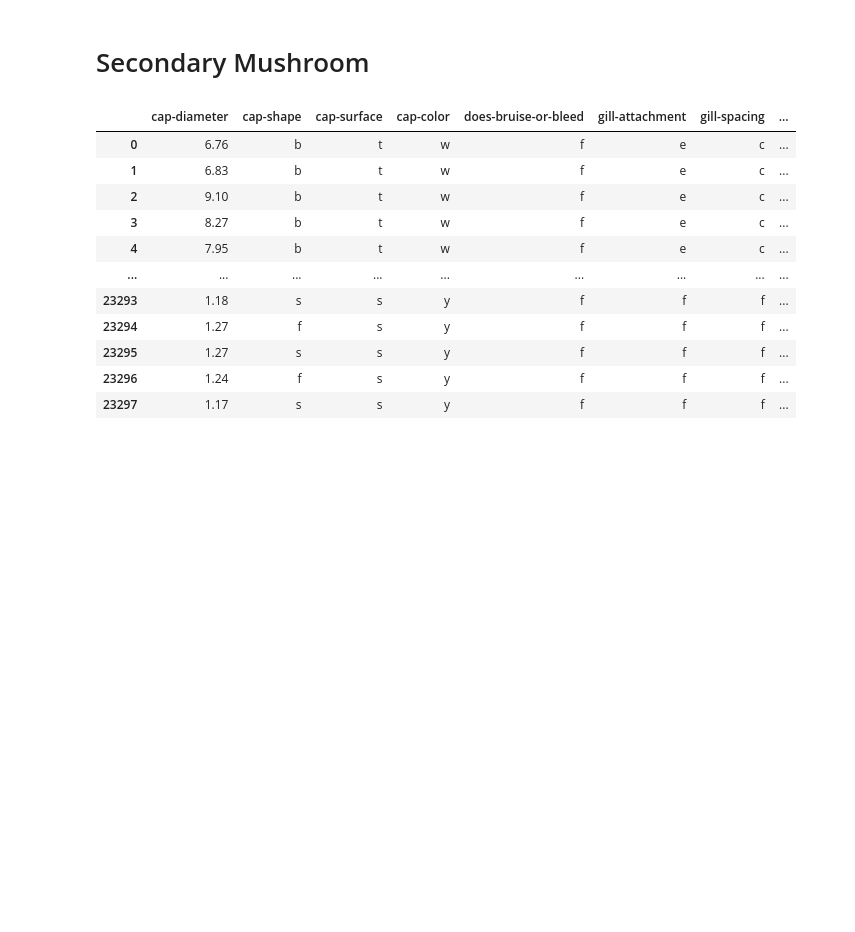
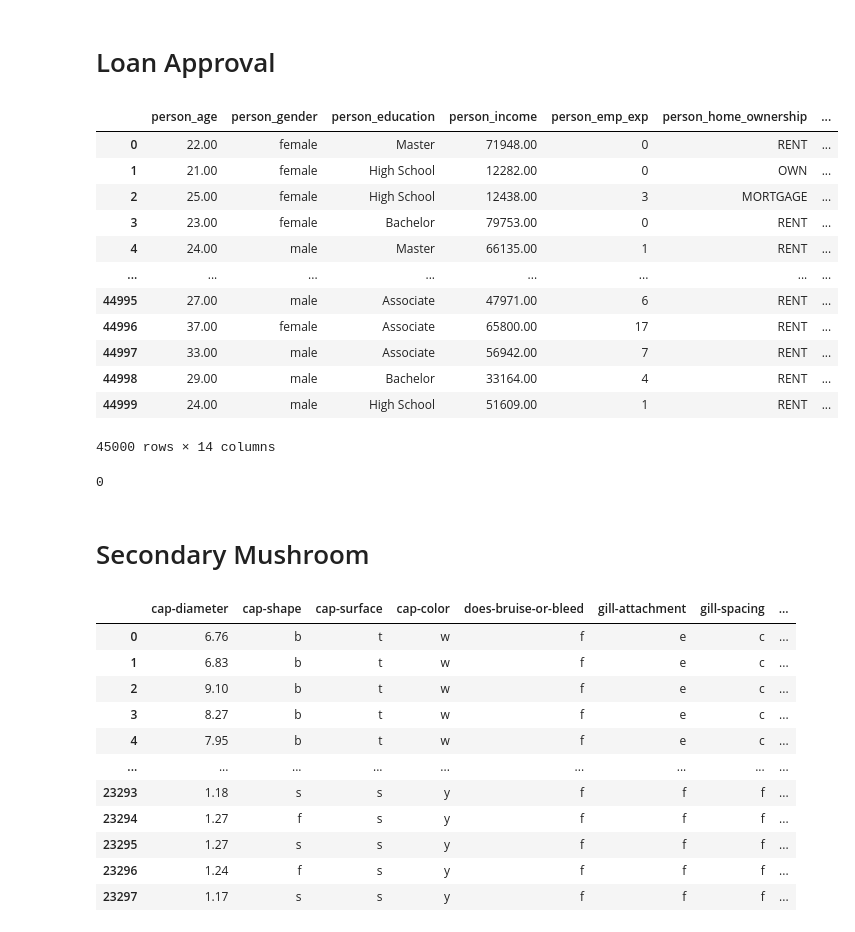
Before and after one commit to EdenYavin/Tabular-Cloud-ML, a Jupyter notebook: notebooks/preprocess.ipynb, the cells around one changed output. Saved outputs shown, nothing was run; the diff lists cells and outputs as text; code cells hidden in the pictures; blank space fills up the shorter version.

Commit message:
add another dataset the load_approval.py

```diff
--- a/notebooks/preprocess.ipynb
+++ b/notebooks/preprocess.ipynb
@@ -13,6 +13,33 @@ PROJECT_PATH = os.path.join(PROJECT_PATH, "..")
 MODELS_DIR = pathlib.Path(PROJECT_PATH) / "store" / "models"
 
 DATASET_DIR = pathlib.Path(PROJECT_PATH) / "data"
+# %% [markdown]
+# Loan Approval
+# %%
+DATASET_NAME = "load_approval"
+
+DATASET_PATH = DATASET_DIR / DATASET_NAME / "dataset.csv"
+# %%
+dataset = pd.read_csv(DATASET_PATH)
+dataset
+# %% [output]
+|  | person_age | person_gender | person_education | person_income | person_emp_exp | person_home_ownership | ... |
+| 0 | 22.00 | female | Master | 71948.00 | 0 | RENT | ... |
+| 1 | 21.00 | female | High School | 12282.00 | 0 | OWN | ... |
+| 2 | 25.00 | female | High School | 12438.00 | 3 | MORTGAGE | ... |
+| 3 | 23.00 | female | Bachelor | 79753.00 | 0 | RENT | ... |
+| 4 | 24.00 | male | Master | 66135.00 | 1 | RENT | ... |
+| ... | ... | ... | ... | ... | ... | ... | ... |
+| 44995 | 27.00 | male | Associate | 47971.00 | 6 | RENT | ... |
+| 44996 | 37.00 | female | Associate | 65800.00 | 17 | RENT | ... |
+| 44997 | 33.00 | male | Associate | 56942.00 | 7 | RENT | ... |
+| 44998 | 29.00 | male | Bachelor | 33164.00 | 4 | RENT | ... |
+| 44999 | 24.00 | male | High School | 51609.00 | 1 | RENT | ... |
+45000 rows × 14 columns
+# %%
+dataset.isna().sum().sum()
+# %% [output]
+0
 # %% [markdown]
 # Secondary Mushroom
 # %%
```
Also changed, not shown: 6 other files.
